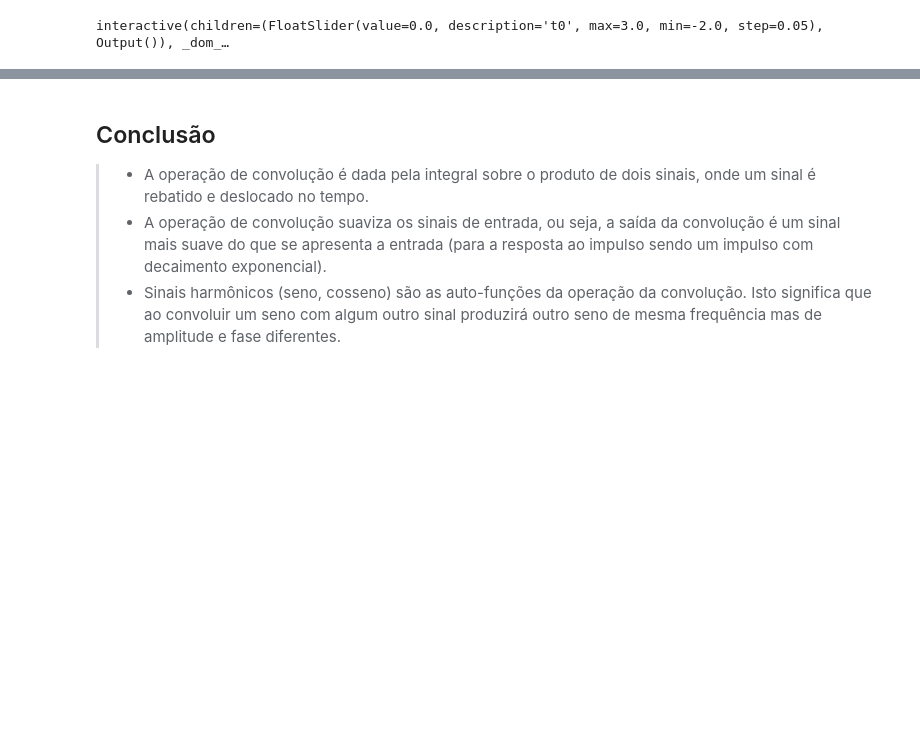
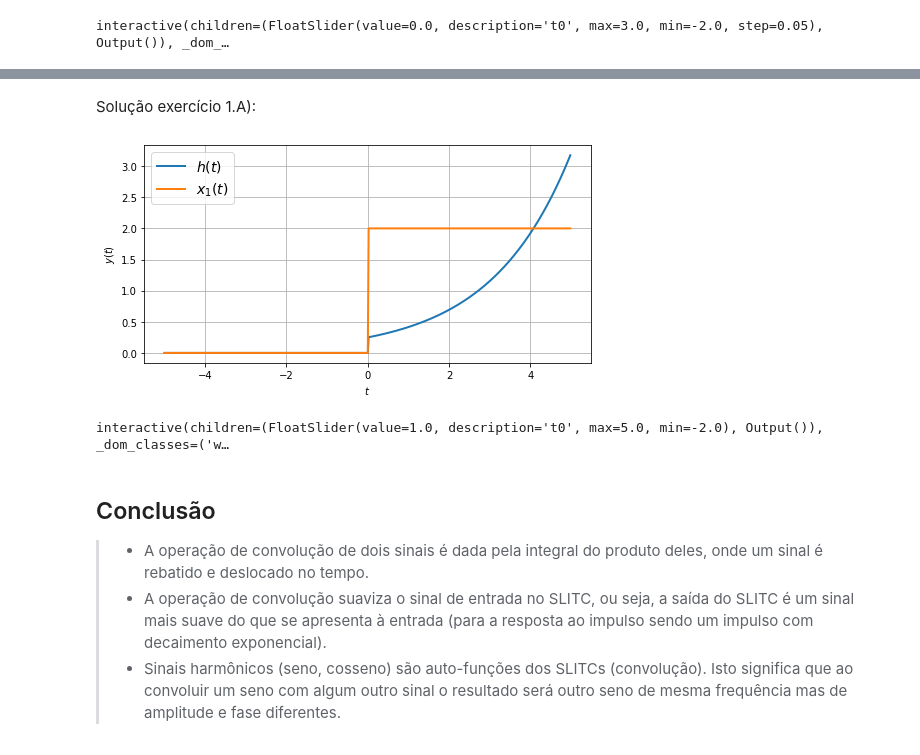
Before and after one commit to kaw19/linear_systems, a Jupyter notebook: 02 conv/Convolução.ipynb, the cells around one changed output, grey strips where cells are left out. Drawn from its saved outputs; the diff is of its cells as text; code cells hidden in the pictures; blank space fills up the shorter version.

```diff
--- a/02 conv/Convolução.ipynb
+++ b/02 conv/Convolução.ipynb
@@ -64,12 +71,14 @@ Como podemos ver, o sinal de traço verde, $s_2(t_0-\tau)$, foi rebatido em rela
 
 Vamos agora escrever uma pequena função para mostrar o resultado da integral da convolução para diferentes deslocamentos de tempo...
 # %%
+from scipy.integrate import simps
+
 def mostraConvolucao(s1, s2, t0):
     # Calcula o resultado da integral da convolução usando a regra de integração de Simpson
     convolucao = np.zeros(len(t))
     for n, t_ in enumerate(t):
-        prod = lambda tau: f1(tau) * s2(t_ - tau)
-        convolucao[n] = scipy.integrate.simps(prod(t), t)
+        prod = lambda tau: s1(tau) * s2(t_ - tau)
+        convolucao[n] = simps(prod(t), t)
 
     # Cria o sinal rebatido e deslocado no tempo
     s_reb = lambda t: s2(t0 - t)
@@ -83,7 +92,7 @@ def mostraConvolucao(s1, s2, t0):
     plt.fill(t, prod(t), color='r', alpha=0.5, edgecolor='black', hatch='//')
     plt.plot(t, prod(t), 'r-', label=r'$s_1(\tau)s_2(t_0-\tau)$')
     plt.grid(True); plt.xlabel(r'$\tau$'); plt.ylabel(r'$x(\tau)$')
-    plt.legend(fontsize=14)
+    plt.legend(title='Sinais Contínuos', bbox_to_anchor=(1.05, 1), loc='upper left', fontsize=12);
     plt.text(-4, 0.6, '$t_0\;=\;%.2f$' % t0, bbox=dict(fc='white'))
 
     # Plota a convolução
@@ -91,8 +100,9 @@ def mostraConvolucao(s1, s2, t0):
     plt.plot(t, convolucao, label='$s_1(t)*s_2(t)$')
 
     # recalcula o valor da integral da convolução no presente deslocamento temporal t0
-    valor_pres = scipy.integrate.simps(prod(t), t)
+    valor_pres = simps(prod(t), t)
     plt.plot(t0, valor_pres, 'ro')    # plota o ponto
-    plt.grid(True); plt.xlabel('$t$'); plt.ylabel('$s_1(t)*s_2(t)$'); plt.legend(fontsize=12)
+    plt.grid(True); plt.xlabel('$t$'); plt.ylabel('$s_1(t)*s_2(t)$');
+    plt.legend(title='Sinais Contínuos', bbox_to_anchor=(1.05, 1), loc='upper left', fontsize=12);
     #plt.show()
 # %%
@@ -141,5 +179,19 @@ interactive(children=(FloatSlider(value=0.0, description='t0', max=3.0, min=-2.0
+# %% [markdown]
+Solução exercício 1.A):
+# %%
+h = lambda t: (t>0) * 0.6**(np.e-t)      # resposta ao impulso (descritor do SLITC)
+x1 = lambda t: 2 * (t>0)
+
+plt.plot(t, h(t), label='$h(t)$', linewidth=2)
+plt.plot(t, x1(t), label='$x_1(t)$', linewidth=2)
+plt.grid(True); plt.ylabel('$y(t)$'); plt.xlabel('$t$'); plt.legend(fontsize=14); # plt.ylim((-1.1, 1.1));
+
+interact(lambda t0: mostraConvolucao(x1, h, t0), t0 = (-2,5,0.1));
+# %% [output]
+[figure, added]
+interactive(children=(FloatSlider(value=1.0, description='t0', max=5.0, min=-2.0), Output()), _dom_classes=('w…
 # %% [markdown]
 ## Conclusão
-> - A operação de convolução é dada pela integral sobre o produto de dois sinais, onde um sinal é rebatido e deslocado no tempo.
-> - A operação de convolução suaviza os sinais de entrada, ou seja, a saída da convolução é um sinal mais suave do que se apresenta a entrada (para a resposta ao impulso sendo um impulso com decaimento exponencial).
-> - Sinais harmônicos (seno, cosseno) são as auto-funções da operação da convolução. Isto significa que ao convoluir um seno com algum outro sinal produzirá outro seno de mesma frequência mas de amplitude e fase diferentes.
+> - A operação de convolução de dois sinais é dada pela integral do produto deles, onde um sinal é rebatido e deslocado no tempo.
+> - A operação de convolução suaviza o sinal de entrada no SLITC, ou seja, a saída do SLITC é um sinal mais suave do que se apresenta à entrada (para a resposta ao impulso sendo um impulso com decaimento exponencial).
+> - Sinais harmônicos (seno, cosseno) são auto-funções dos SLITCs (convolução). Isto significa que ao convoluir um seno com algum outro sinal o resultado será outro seno de mesma frequência mas de amplitude e fase diferentes.
```
Also changed, not shown: parts of 15 cells of this notebook.
